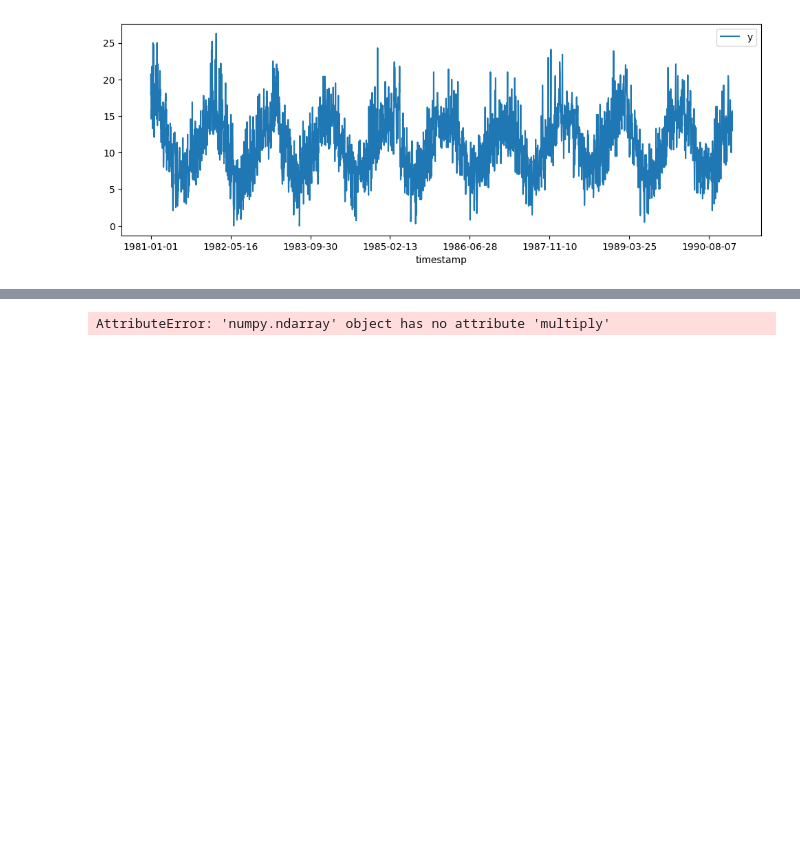
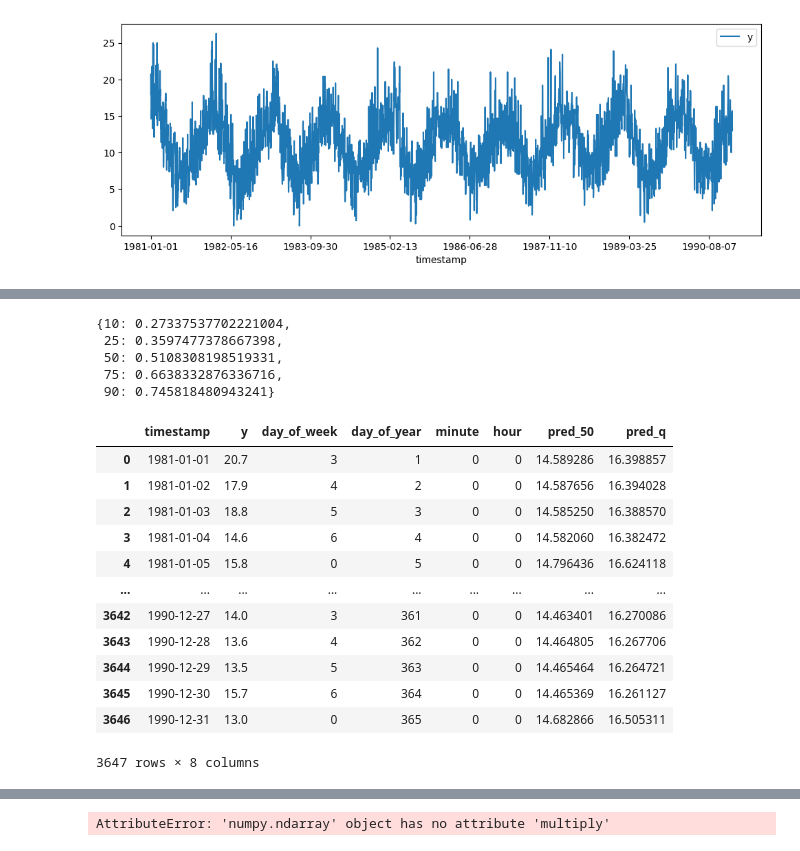
Before and after one commit to koaning/scikit-playtime, a Jupyter notebook: demo.ipynb, the cells around one changed output, grey strips where cells are left out. Drawn from its saved outputs; the diff is of its cells as text; code cells hidden in the pictures; blank space fills up the shorter version.

```diff
--- a/demo.ipynb
+++ b/demo.ipynb
@@ -199,0 +153,27 @@ UnionPolynomialFeaturizer(union_estimator=FeatureUnion(transformer_list=[('pipel
+# %%
+quant_scores
+# %% [output]
+{10: 0.27337537702221004,
+ 25: 0.3597477378667398,
+ 50: 0.5108308198519331,
+ 75: 0.6638332876336716,
+ 90: 0.745818480943241}
+# %%
+(df.pipe(add_ts_features_pd)
+        .assign(timestamp=lambda d: pd.to_datetime(d['timestamp']))
+        .pipe(add_ts_features_pd)
+        .assign(pred_50=center_mod.predict(X), pred_q=mod.predict(X)))
+# %% [output]
+|  | timestamp | y | day_of_week | day_of_year | minute | hour | pred_50 | pred_q |
+| 0 | 1981-01-01 | 20.7 | 3 | 1 | 0 | 0 | 14.589286 | 16.398857 |
+| 1 | 1981-01-02 | 17.9 | 4 | 2 | 0 | 0 | 14.587656 | 16.394028 |
+| 2 | 1981-01-03 | 18.8 | 5 | 3 | 0 | 0 | 14.585250 | 16.388570 |
+| 3 | 1981-01-04 | 14.6 | 6 | 4 | 0 | 0 | 14.582060 | 16.382472 |
+| 4 | 1981-01-05 | 15.8 | 0 | 5 | 0 | 0 | 14.796436 | 16.624118 |
+| ... | ... | ... | ... | ... | ... | ... | ... | ... |
+| 3642 | 1990-12-27 | 14.0 | 3 | 361 | 0 | 0 | 14.463401 | 16.270086 |
+| 3643 | 1990-12-28 | 13.6 | 4 | 362 | 0 | 0 | 14.464805 | 16.267706 |
+| 3644 | 1990-12-29 | 13.5 | 5 | 363 | 0 | 0 | 14.465464 | 16.264721 |
+| 3645 | 1990-12-30 | 15.7 | 6 | 364 | 0 | 0 | 14.465369 | 16.261127 |
+| 3646 | 1990-12-31 | 13.0 | 0 | 365 | 0 | 0 | 14.682866 | 16.505311 |
+3647 rows × 8 columns
```
Also changed, not shown: parts of 32 cells of this notebook.
